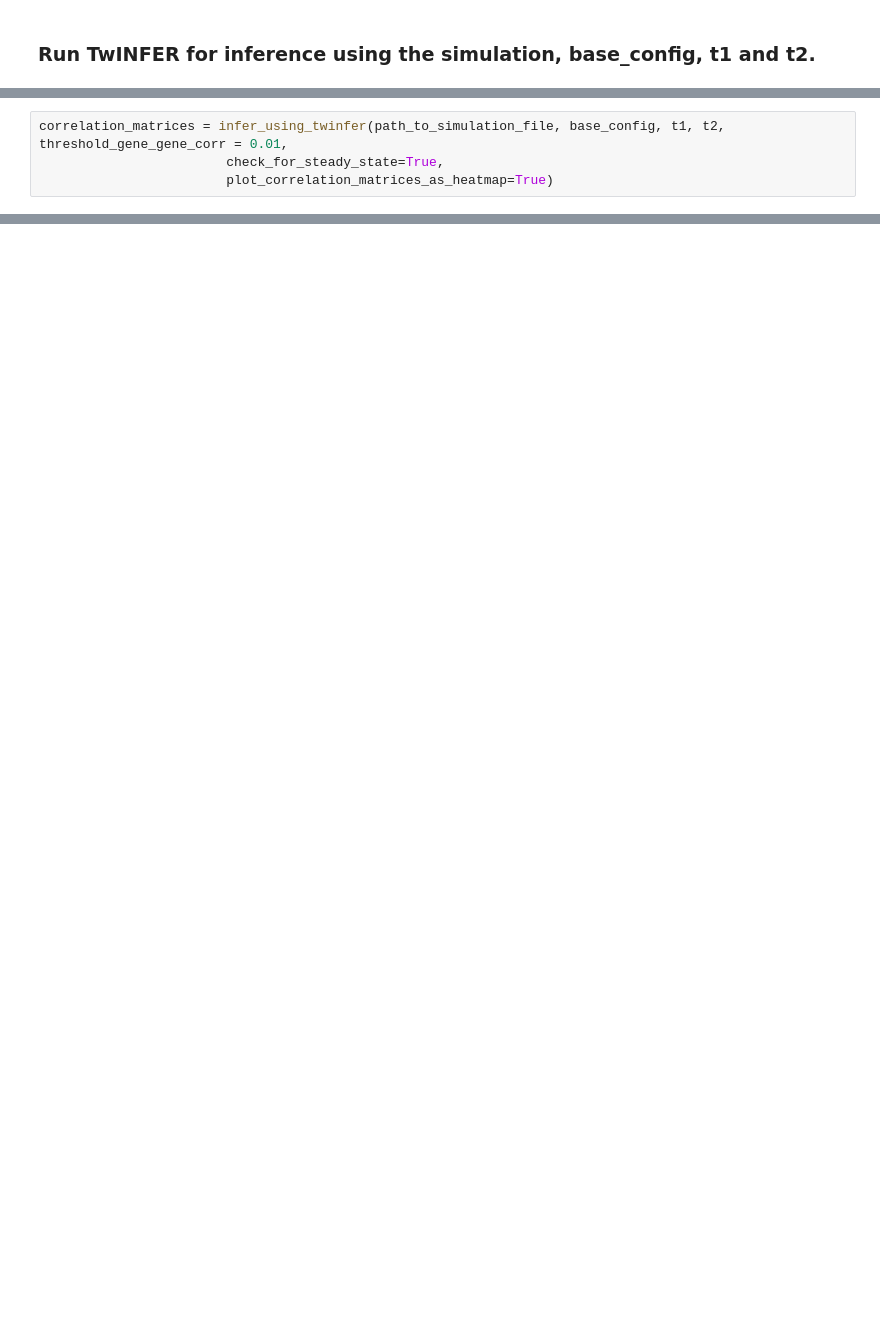
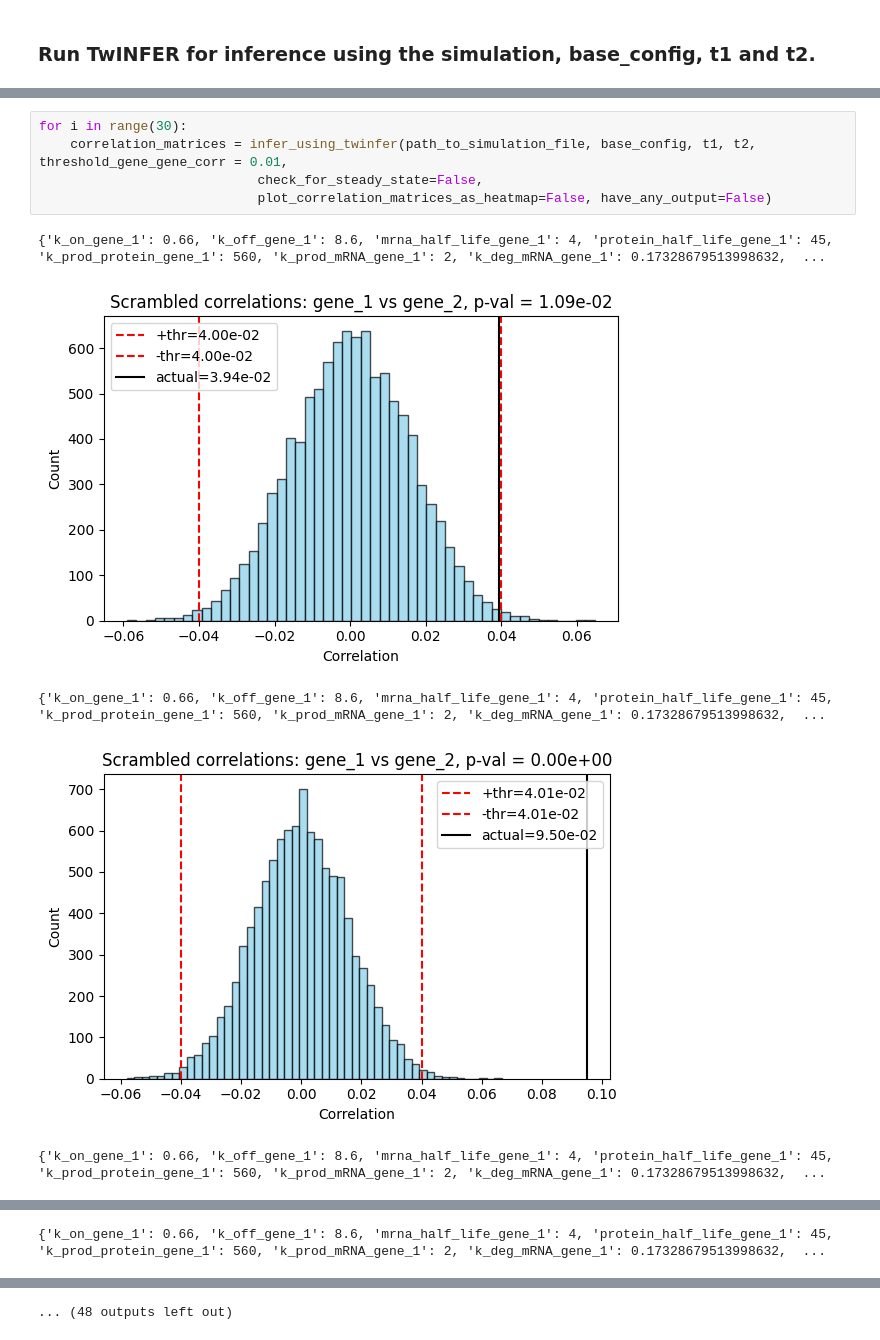
Before and after one commit to Keerthana910234/TwINFER, a Jupyter notebook: TwINFER_simulation_and_analysis.ipynb, the cells around one changed output, grey strips where cells are left out. Cells and saved outputs as stored; diff of their text form; blank space fills up the shorter version.

```diff
--- a/TwINFER_simulation_and_analysis.ipynb
+++ b/TwINFER_simulation_and_analysis.ipynb
@@ -431,4 +476,11 @@ path_to_simulation_file = "/home/mzo5929/Keerthana/grnInference/code/TwINFER/exa
 # %%
-correlation_matrices = infer_using_twinfer(path_to_simulation_file, base_config, t1, t2, threshold_gene_gene_corr = 0.01,
-                        check_for_steady_state=True,
-                        plot_correlation_matrices_as_heatmap=True)
+for i in range(30):
+    correlation_matrices = infer_using_twinfer(path_to_simulation_file, base_config, t1, t2, threshold_gene_gene_corr = 0.01,
+                            check_for_steady_state=False,
+                            plot_correlation_matrices_as_heatmap=False, have_any_output=False)
+# %% [output]
+{'k_on_gene_1': 0.66, 'k_off_gene_1': 8.6, 'mrna_half_life_gene_1': 4, 'protein_half_life_gene_1': 45, 'k_prod_protein_gene_1': 560, 'k_prod_mRNA_gene_1': 2, 'k_deg_mRNA_gene_1': 0.17328679513998632,  ...
+[figure, added]
+{'k_on_gene_1': 0.66, 'k_off_gene_1': 8.6, 'mrna_half_life_gene_1': 4, 'protein_half_life_gene_1': 45, 'k_prod_protein_gene_1': 560, 'k_prod_mRNA_gene_1': 2, 'k_deg_mRNA_gene_1': 0.17328679513998632,  ...
+[figure, added]
+{'k_on_gene_1': 0.66, 'k_off_gene_1': 8.6, 'mrna_half_life_gene_1': 4, 'protein_half_life_gene_1': 45, 'k_prod_protein_gene_1': 560, 'k_prod_mRNA_gene_1': 2, 'k_deg_mRNA_gene_1': 0.17328679513998632,  ...
@@ -434,0 +488 @@ correlation_matrices = infer_using_twinfer(path_to_simulation_file, base_config,
+{'k_on_gene_1': 0.66, 'k_off_gene_1': 8.6, 'mrna_half_life_gene_1': 4, 'protein_half_life_gene_1': 45, 'k_prod_protein_gene_1': 560, 'k_prod_mRNA_gene_1': 2, 'k_deg_mRNA_gene_1': 0.17328679513998632,  ...
@@ -434,0 +494 @@ correlation_matrices = infer_using_twinfer(path_to_simulation_file, base_config,
+... (48 outputs left out)
```
Also changed, not shown: parts of 10 cells of this notebook, 8 other files.
